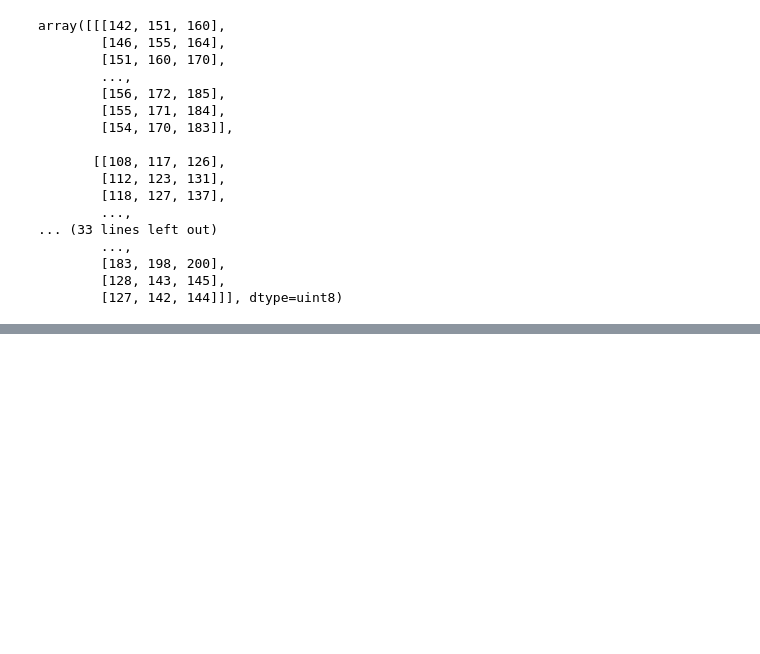
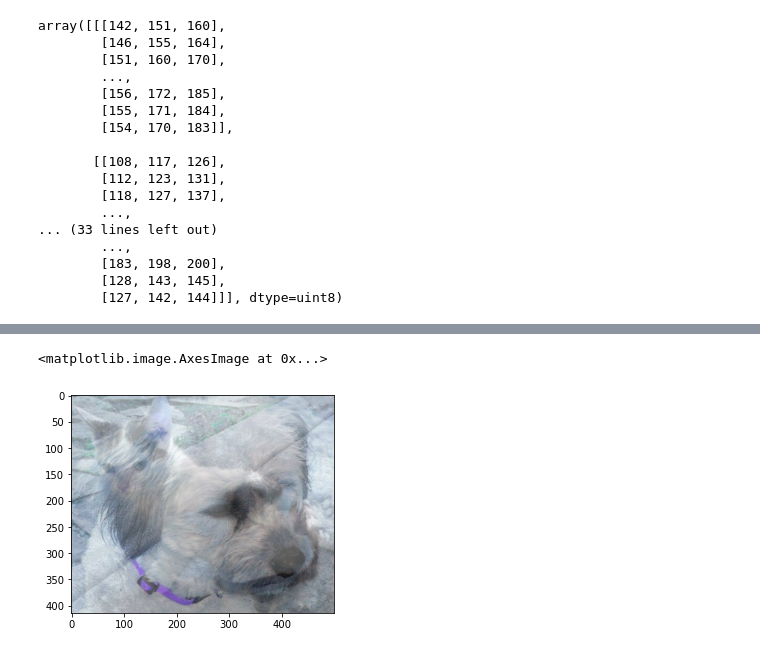
Before and after one commit to MingjuiLee/CV_OpenCV_Application, a Jupyter notebook: Practice/Ch02_ImageBasicOperation/BasicOperations.ipynb, the cells around one changed output, grey strips where cells are left out. Drawn from its saved outputs; the diff is of its cells as text; code cells hidden in the pictures; blank space fills up the shorter version.

```diff
--- a/Practice/Ch02_ImageBasicOperation/BasicOperations.ipynb
+++ b/Practice/Ch02_ImageBasicOperation/BasicOperations.ipynb
@@ -33,0 +201,3 @@ cv2.destroyAllWindows()
+# %%
+img_dog = cv2.resize(img_dog, (500, 414))
+img_dog.shape
@@ -33,0 +212,7 @@ cv2.destroyAllWindows()
+# %%
+res = cv2.addWeighted(img_cat, 0.4, img_dog, 0.6, 0)
+# %%
+plt.imshow(res)
+# %% [output]
+<matplotlib.image.AxesImage at 0x...>
+[figure, added]
```
Also changed, not shown: parts of 41 cells of this notebook.
